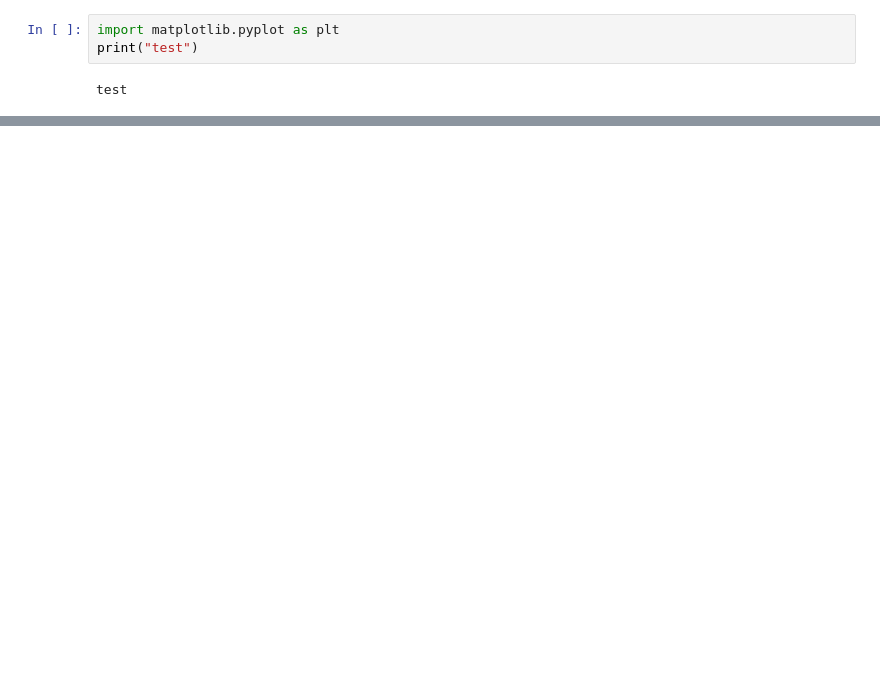
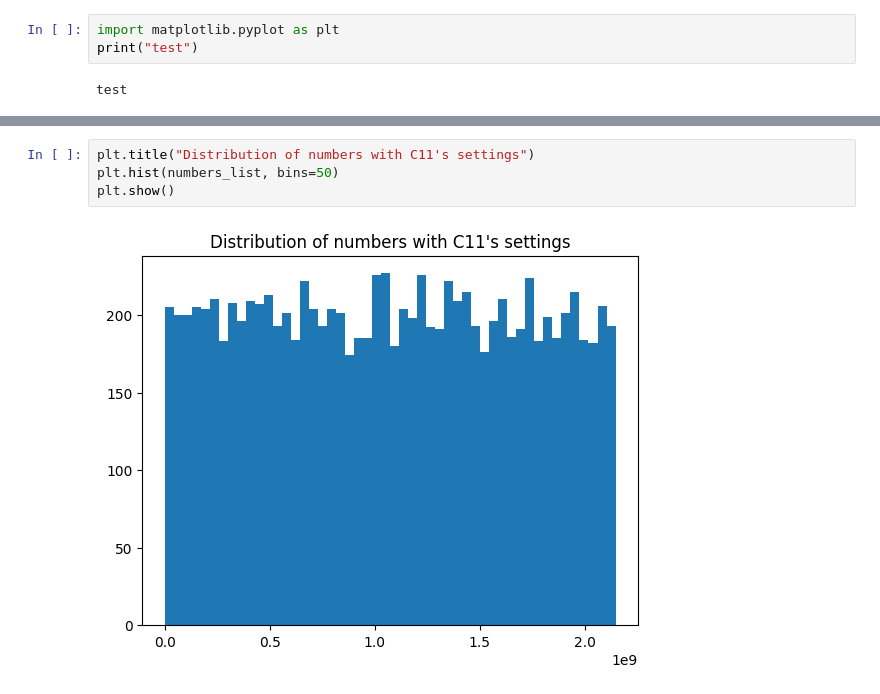
Before and after one commit to AdrianKlessa/random_notebooks, a Jupyter notebook: congruences_notebook.ipynb, the cells around one changed output, grey strips where cells are left out. Saved outputs shown, nothing was run; the diff lists cells and outputs as text; blank space fills up the shorter version.

```diff
--- a/congruences_notebook.ipynb
+++ b/congruences_notebook.ipynb
@@ -31,0 +39,6 @@ plt.show()
+# %%
+plt.title("Distribution of numbers with C11's settings")
+plt.hist(numbers_list, bins=50)
+plt.show()
+# %% [output]
+[figure, added]
```
Also changed, not shown: parts of 6 cells of this notebook.
